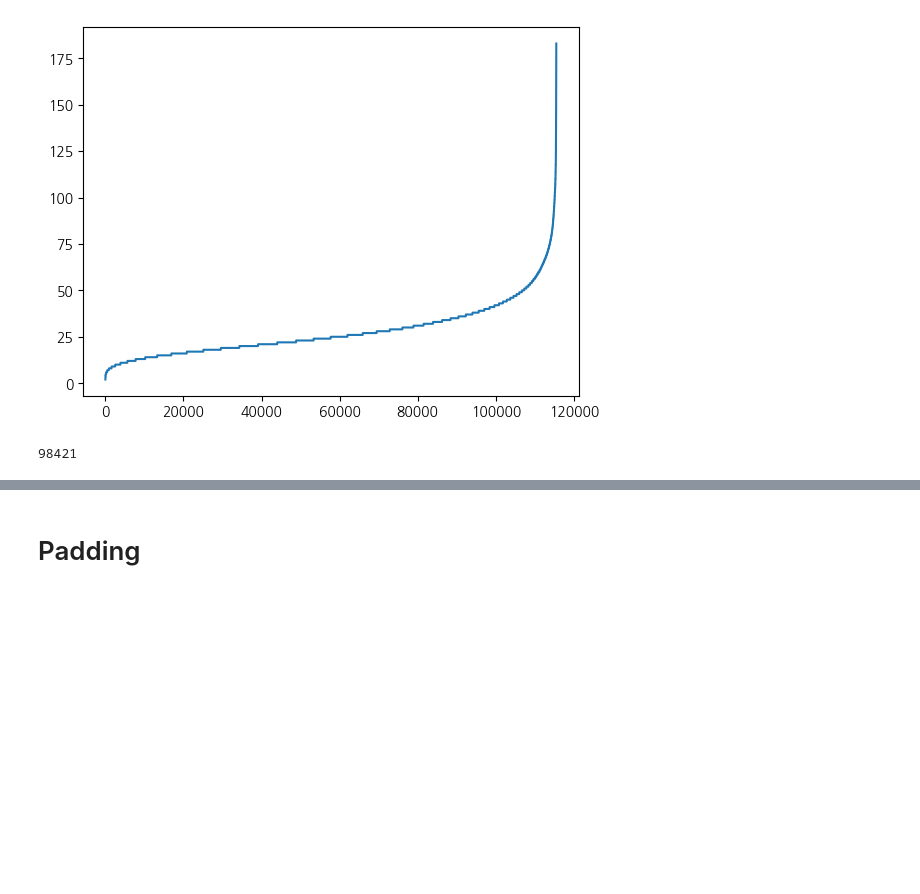
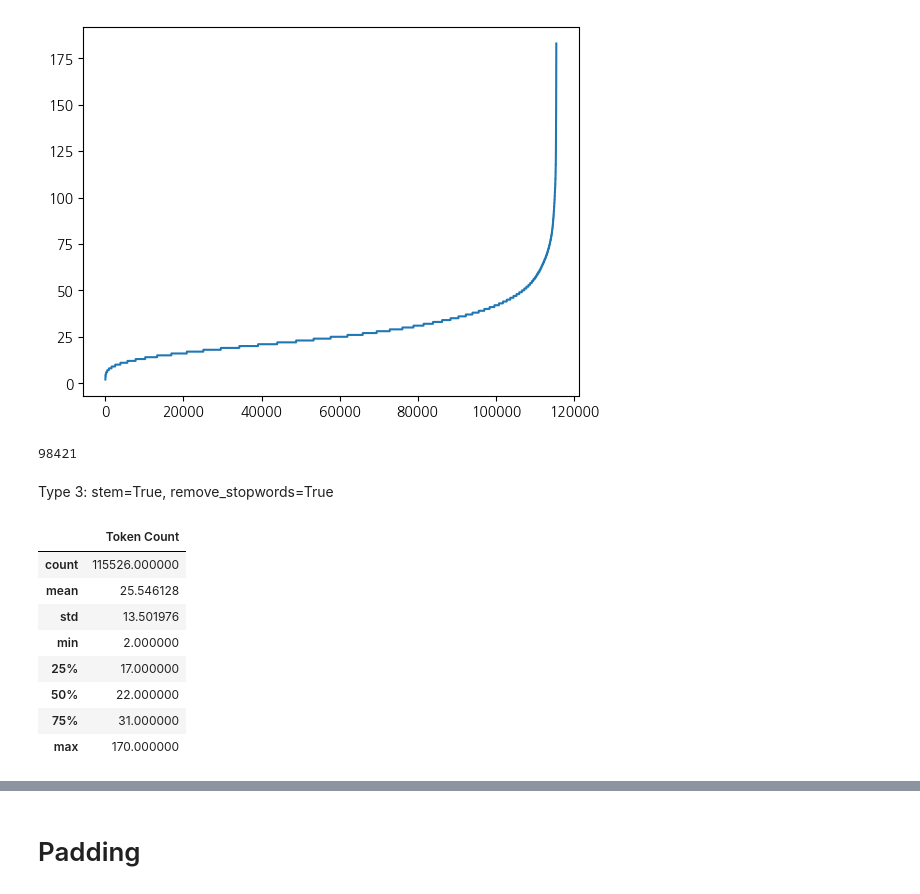
Before and after one commit to happytim92/compass, a Jupyter notebook: notebooks/preprocessing.ipynb, the cells around one changed output, grey strips where cells are left out. Cells and saved outputs as stored; diff of their text form; code cells hidden in the pictures; blank space fills up the shorter version.

```diff
--- a/notebooks/preprocessing.ipynb
+++ b/notebooks/preprocessing.ipynb
@@ -416,3 +448,20 @@ print(sum([int(l<=40) for l in tokens_len_2]))
 # 토큰 수 컨트롤
 modified_clean_train_review_2 = [tokens[:40] for tokens in clean_train_review_2]
 modified_clean_test_review_2 = [tokens[:40] for tokens in clean_test_review_2]
+# %% [markdown]
+Type 3: stem=True, remove_stopwords=True
+# %%
+# 토큰화 후 문장별 토큰 수 탐색
+tokens_len_3 = [len(tokens) for tokens in clean_train_review_3]
+df_tokens_len_3 = pd.DataFrame(tokens_len_3, columns=['Token Count'])
+df_tokens_len_3.describe()
+# %% [output]
+|  | Token Count |
+| count | 115526.000000 |
+| mean | 25.546128 |
+| std | 13.501976 |
+| min | 2.000000 |
+| 25% | 17.000000 |
+| 50% | 22.000000 |
+| 75% | 31.000000 |
+| max | 170.000000 |
```
Also changed, not shown: parts of 12 cells of this notebook.
